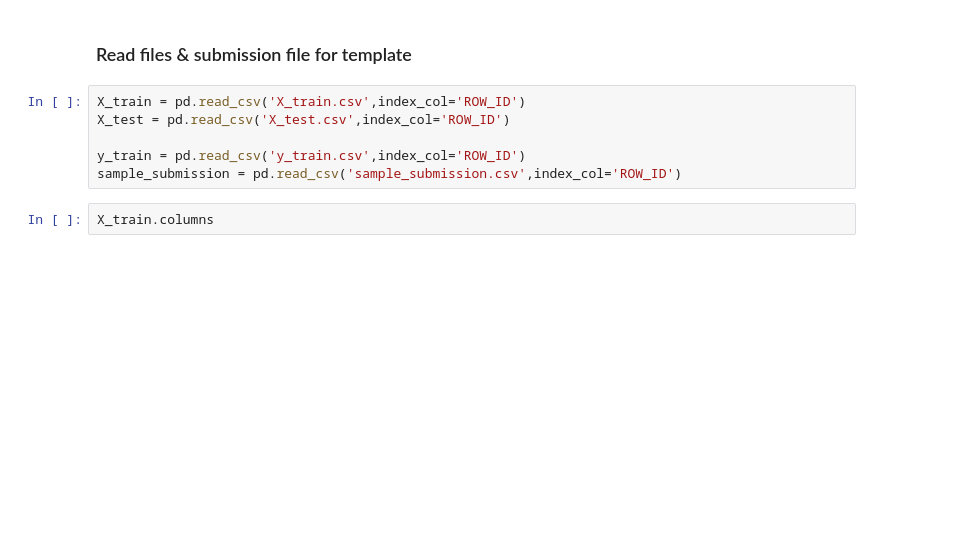
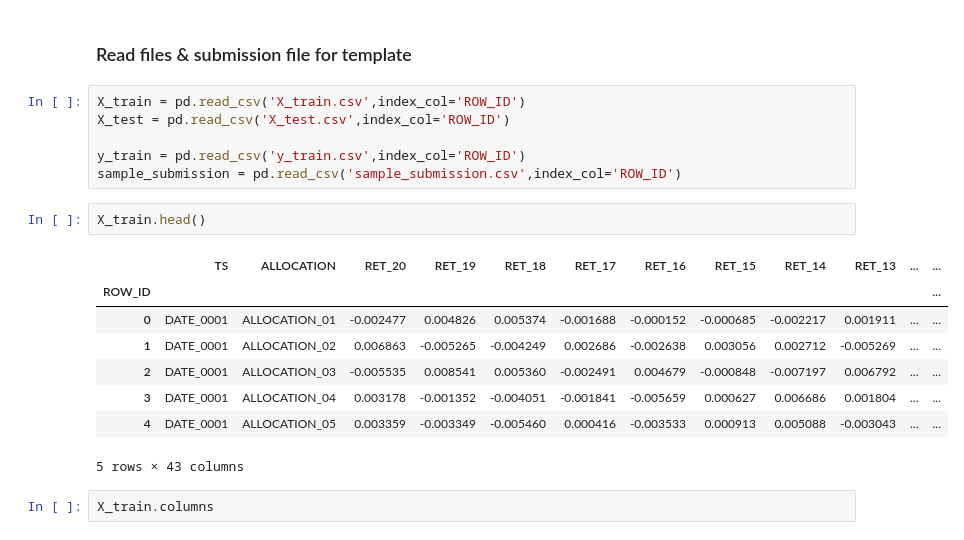
Before and after one commit to leclercrafael/QRT-Asset-Allocation-Performance-forecasting, a Jupyter notebook: data/benchmark_submission.ipynb, the cells around one changed output. Cells and saved outputs as stored; diff of their text form; blank space fills up the shorter version.

```diff
--- a/data/benchmark_submission.ipynb
+++ b/data/benchmark_submission.ipynb
@@ -23,6 +21,17 @@ X_test = pd.read_csv('X_test.csv',index_col='ROW_ID')
 
 y_train = pd.read_csv('y_train.csv',index_col='ROW_ID')
 sample_submission = pd.read_csv('sample_submission.csv',index_col='ROW_ID')
+# %%
+X_train.head()
+# %% [output]
+|  | TS | ALLOCATION | RET_20 | RET_19 | RET_18 | RET_17 | RET_16 | RET_15 | RET_14 | RET_13 | ... | ... |
+| ROW_ID |  |  |  |  |  |  |  |  |  |  |  | ... |
+| 0 | DATE_0001 | ALLOCATION_01 | -0.002477 | 0.004826 | 0.005374 | -0.001688 | -0.000152 | -0.000685 | -0.002217 | 0.001911 | ... | ... |
+| 1 | DATE_0001 | ALLOCATION_02 | 0.006863 | -0.005265 | -0.004249 | 0.002686 | -0.002638 | 0.003056 | 0.002712 | -0.005269 | ... | ... |
+| 2 | DATE_0001 | ALLOCATION_03 | -0.005535 | 0.008541 | 0.005360 | -0.002491 | 0.004679 | -0.000848 | -0.007197 | 0.006792 | ... | ... |
+| 3 | DATE_0001 | ALLOCATION_04 | 0.003178 | -0.001352 | -0.004051 | -0.001841 | -0.005659 | 0.000627 | 0.006686 | 0.001804 | ... | ... |
+| 4 | DATE_0001 | ALLOCATION_05 | 0.003359 | -0.003349 | -0.005460 | 0.000416 | -0.003533 | 0.000913 | 0.005088 | -0.003043 | ... | ... |
+5 rows × 43 columns
 # %%
 X_train.columns
 # %% [output]
```
Also changed, not shown: parts of 1 cell of this notebook, 1 other file.
